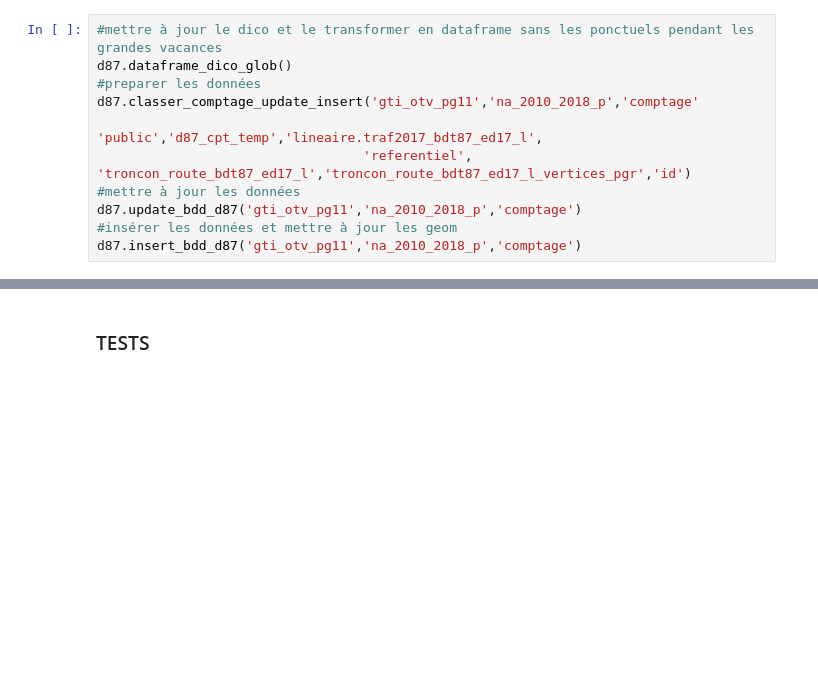
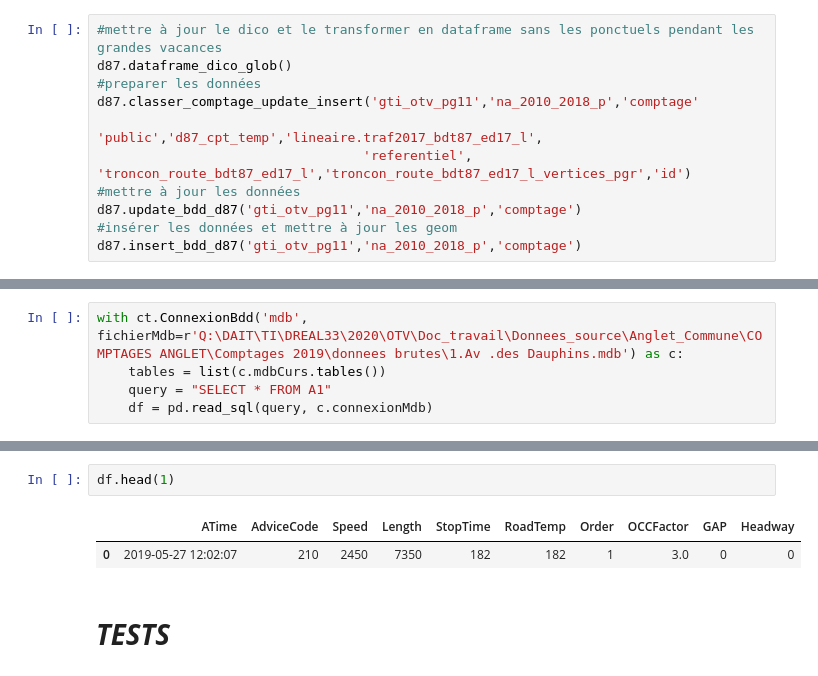
Before and after one commit to nantodevison/otv, a Jupyter notebook: otv/Transfert_Donnees/Import_trafics.ipynb, the cells around one changed output, grey strips where cells are left out. Saved outputs shown, nothing was run; the diff lists cells and outputs as text; blank space fills up the shorter version.

```diff
--- a/otv/Transfert_Donnees/Import_trafics.ipynb
+++ b/otv/Transfert_Donnees/Import_trafics.ipynb
@@ -354,0 +467,5 @@ d87.insert_bdd_d87('gti_otv_pg11','na_2010_2018_p','comptage')
+# %%
+with ct.ConnexionBdd('mdb', fichierMdb=r'Q:\DAIT\TI\DREAL33\2020\OTV\Doc_travail\Donnees_source\Anglet_Commune\COMPTAGES ANGLET\Comptages 2019\donnees brutes\1.Av .des Dauphins.mdb') as c:
+    tables = list(c.mdbCurs.tables())
+    query = "SELECT * FROM A1"
+    df = pd.read_sql(query, c.connexionMdb)
@@ -355,3 +490,8 @@ d87.insert_bdd_d87('gti_otv_pg11','na_2010_2018_p','comptage')
+# %%
+df.head(1)
+# %% [output]
+|  | ATime | AdviceCode | Speed | Length | StopTime | RoadTemp | Order | OCCFactor | GAP | Headway |
+| 0 | 2019-05-27 12:02:07 | 210 | 2450 | 7350 | 182 | 182 | 1 | 3.0 | 0 | 0 |
 # %% [markdown]
-### TESTS
+# ***TESTS***
 # %%
```
Also changed, not shown: parts of 18 cells of this notebook, 1 other file.
